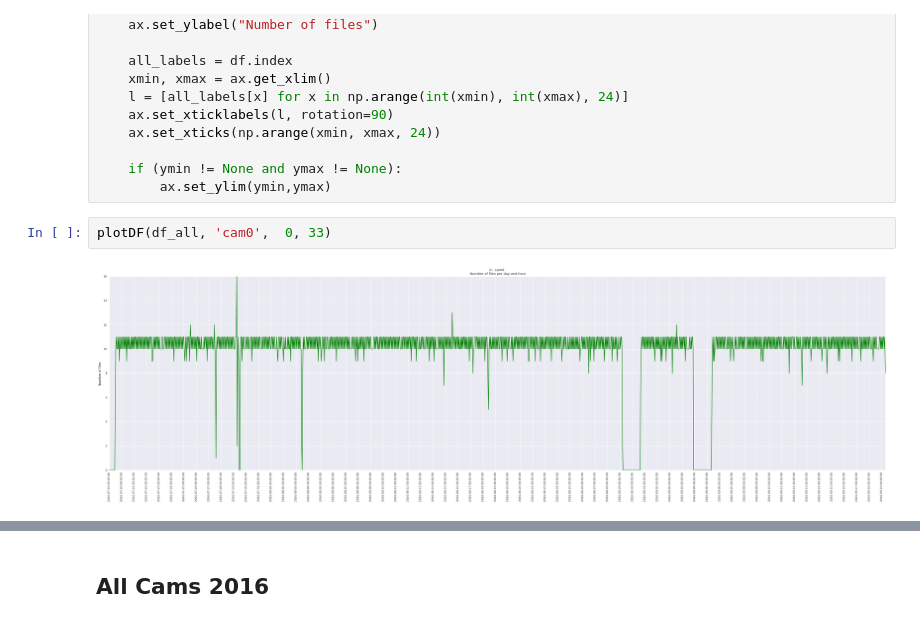
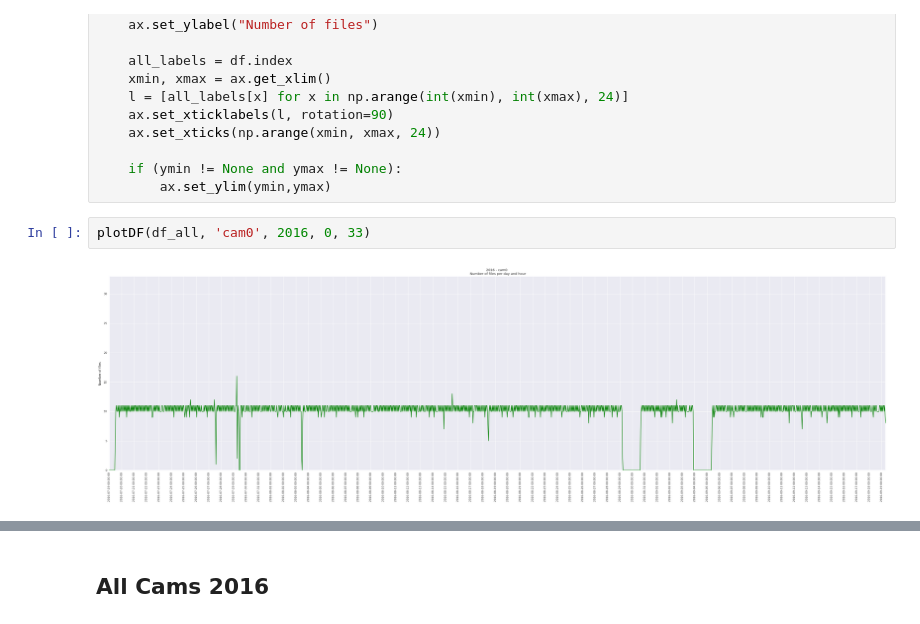
Before and after one commit to aschle/bees-sna, a Jupyter notebook: bib/2016_NumberOfFiles.ipynb, the cells around one changed output, grey strips where cells are left out. Saved outputs shown, nothing was run; the diff lists cells and outputs as text.

```diff
--- a/bib/2016_NumberOfFiles.ipynb
+++ b/bib/2016_NumberOfFiles.ipynb
@@ -94,7 +94,7 @@ def plotDF(df, column, year, ymin=None, ymax=None):
     if (ymin != None and ymax != None):
         ax.set_ylim(ymin,ymax)
 # %%
-plotDF(df_all, 'cam0',  0, 33)
+plotDF(df_all, 'cam0', 2016, 0, 33)
 # %% [output]
-[figure, old version]
+[figure, new version]
 # %%
```
Also changed, not shown: parts of 3 cells of this notebook.
